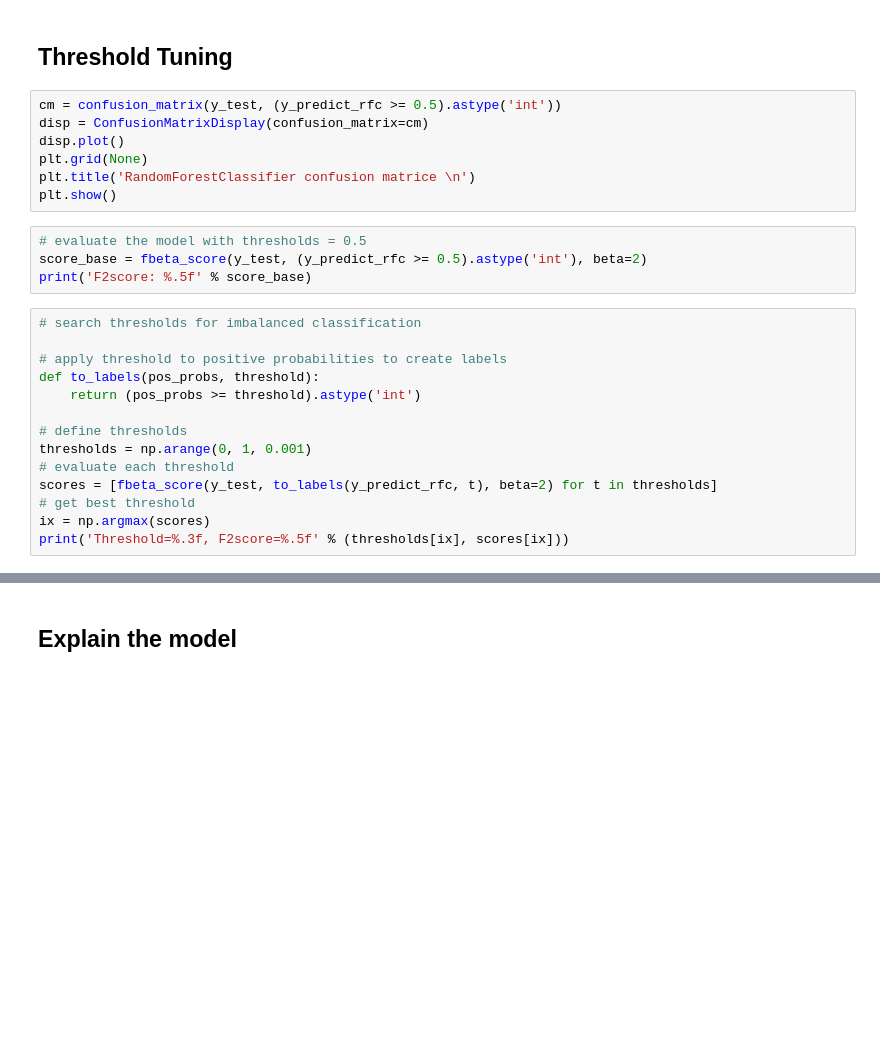
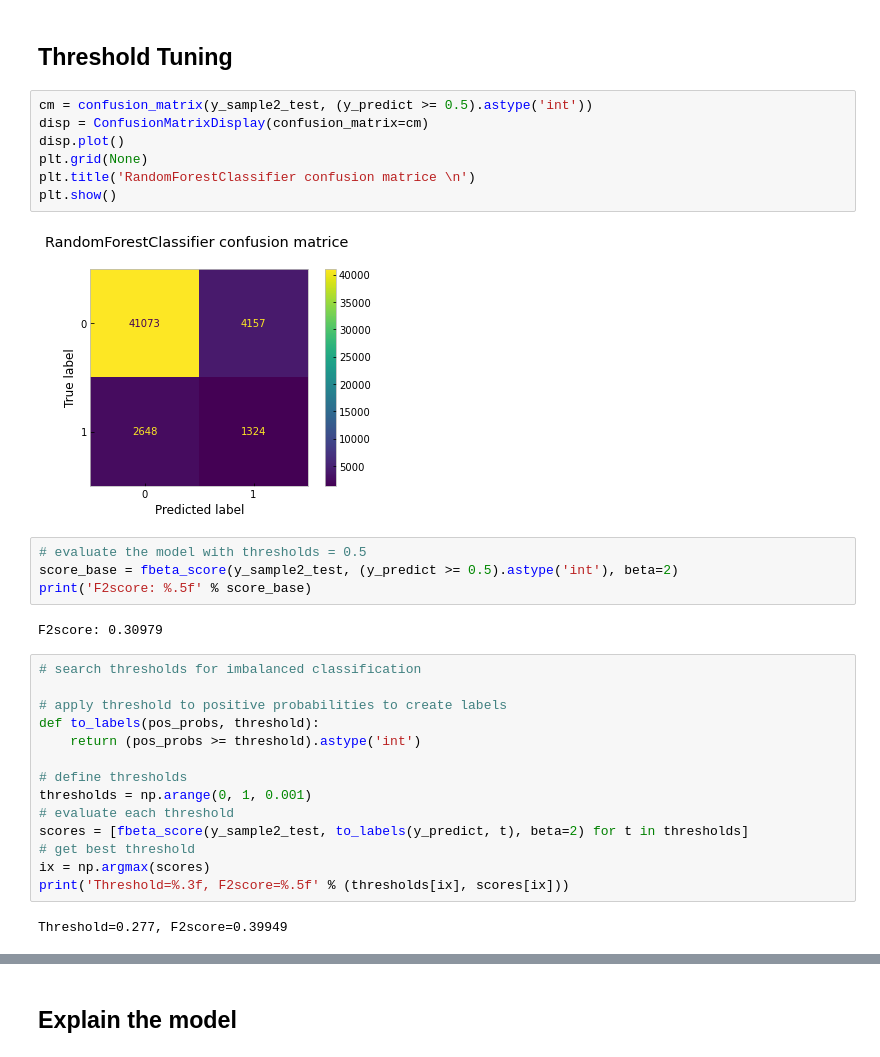
Before and after one commit to HuguesMAP/OC-P7-Impl-mentez-un-mod-le-de-scoring, a Jupyter notebook: Projet 7 - Implémentez un modèle de scoring - Modélisation.ipynb, the cells around one changed output, grey strips where cells are left out. Drawn from its saved outputs; the diff is of its cells as text; blank space fills up the shorter version.

```diff
--- a/Projet 7 - Implémentez un modèle de scoring - Modélisation.ipynb
+++ b/Projet 7 - Implémentez un modèle de scoring - Modélisation.ipynb
@@ -727,28 +727,34 @@ Best Threshold=0.457753, F-Score=0.284
 # %% [markdown]
 ## Threshold Tuning
 # %%
-cm = confusion_matrix(y_test, (y_predict_rfc >= 0.5).astype('int'))
+cm = confusion_matrix(y_sample2_test, (y_predict >= 0.5).astype('int'))
 disp = ConfusionMatrixDisplay(confusion_matrix=cm)
 disp.plot()
 plt.grid(None)
 plt.title('RandomForestClassifier confusion matrice \n')
 plt.show()
+# %% [output]
+[figure, added]
 # %%
 # evaluate the model with thresholds = 0.5
-score_base = fbeta_score(y_test, (y_predict_rfc >= 0.5).astype('int'), beta=2)
+score_base = fbeta_score(y_sample2_test, (y_predict >= 0.5).astype('int'), beta=2)
 print('F2score: %.5f' % score_base)
+# %% [output]
+F2score: 0.30979
 # %%
 # search thresholds for imbalanced classification
 
 # apply threshold to positive probabilities to create labels
 def to_labels(pos_probs, threshold):
-	return (pos_probs >= threshold).astype('int')
+    return (pos_probs >= threshold).astype('int')
 
 # define thresholds
 thresholds = np.arange(0, 1, 0.001)
 # evaluate each threshold
-scores = [fbeta_score(y_test, to_labels(y_predict_rfc, t), beta=2) for t in thresholds]
+scores = [fbeta_score(y_sample2_test, to_labels(y_predict, t), beta=2) for t in thresholds]
 # get best threshold
 ix = np.argmax(scores)
 print('Threshold=%.3f, F2score=%.5f' % (thresholds[ix], scores[ix]))
+# %% [output]
+Threshold=0.277, F2score=0.39949
 # %%
```
Also changed, not shown: parts of 3 cells of this notebook.
